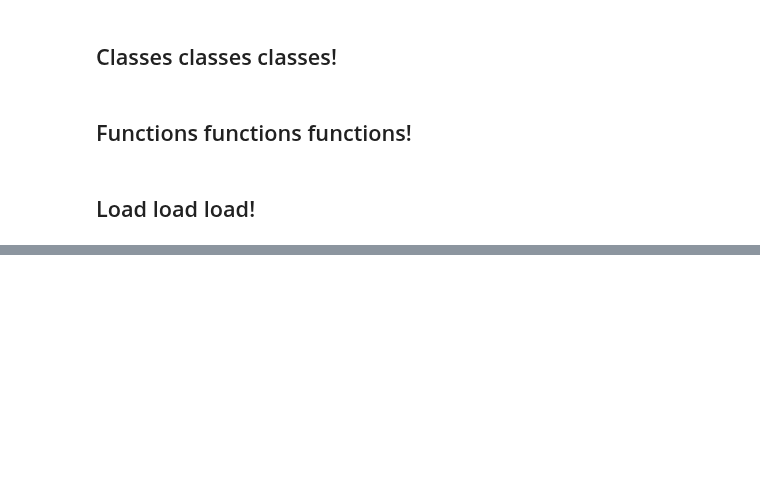
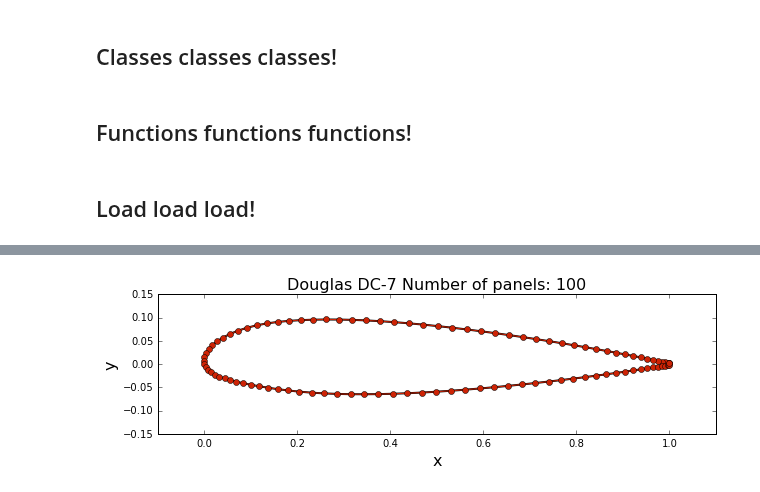
Before and after one commit to barbagroup/AeroPython-studentprojects2017, a Jupyter notebook: leauerbach/FinalProject.ipynb, the cells around one changed output, grey strips where cells are left out. Saved outputs shown, nothing was run; the diff lists cells and outputs as text; code cells hidden in the pictures; blank space fills up the shorter version.

```diff
--- a/leauerbach/FinalProject.ipynb
+++ b/leauerbach/FinalProject.ipynb
@@ -358,0 +370,17 @@ def compute_pressure_coefficient(panels, freestream):
+# %%
+panelsd = define_panels(d_foilx, d_foily)
+
+size = 10
+pyplot.figure(figsize=(size, size))
+pyplot.axis('scaled', adjustable='box')
+pyplot.xlim(-0.1, 1.1)
+pyplot.ylim(-0.15, 0.15)
+pyplot.xlabel('x', fontsize=16)
+pyplot.ylabel('y', fontsize=16)
+pyplot.title('Douglas DC-7 Number of panels: {}'.format(panelsd.size), fontsize=16)
+pyplot.plot(d_foilx, d_foily, color='k', linestyle='-', linewidth=2)
+pyplot.plot(numpy.append([panel.xa for panel in panelsd], panels[0].xa),
+            numpy.append([panel.ya for panel in panelsd], panels[0].ya),
+            linestyle='-', linewidth=1, marker='o', markersize=6, color='#CD2305');
+# %% [output]
+[figure, added]
```
Also changed, not shown: parts of 27 cells of this notebook, 3 other files.
